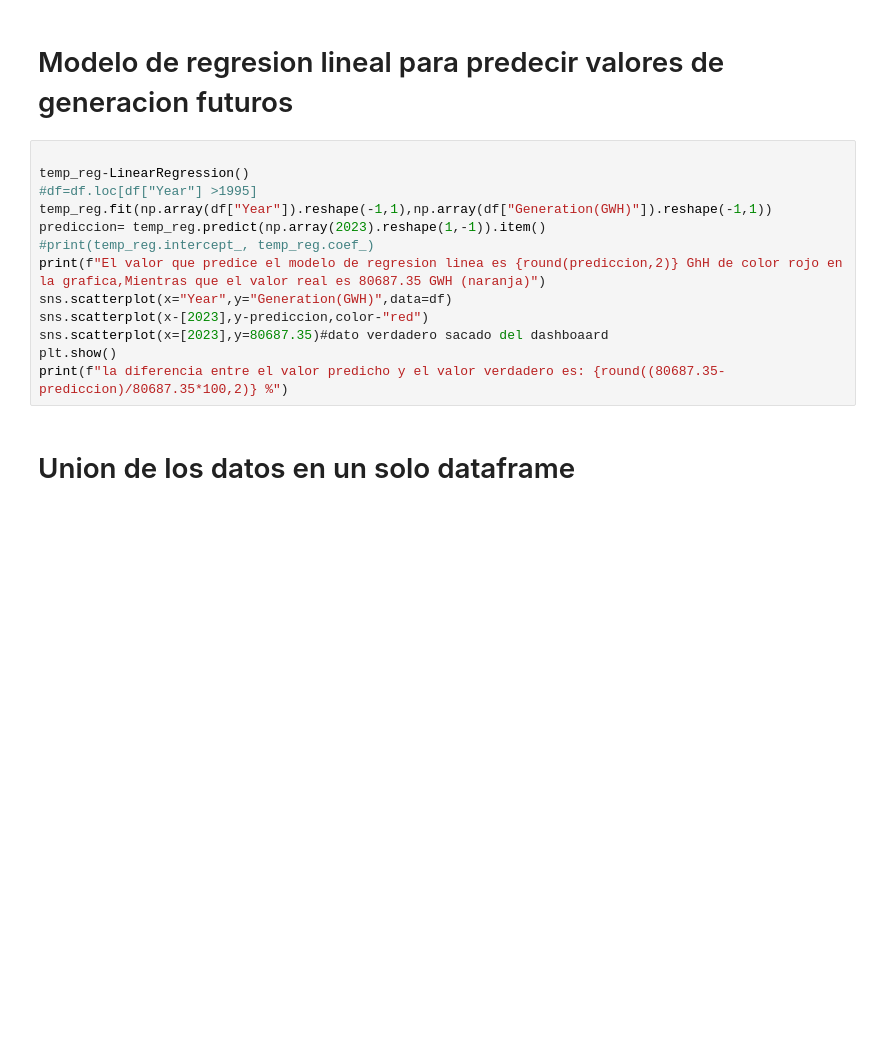
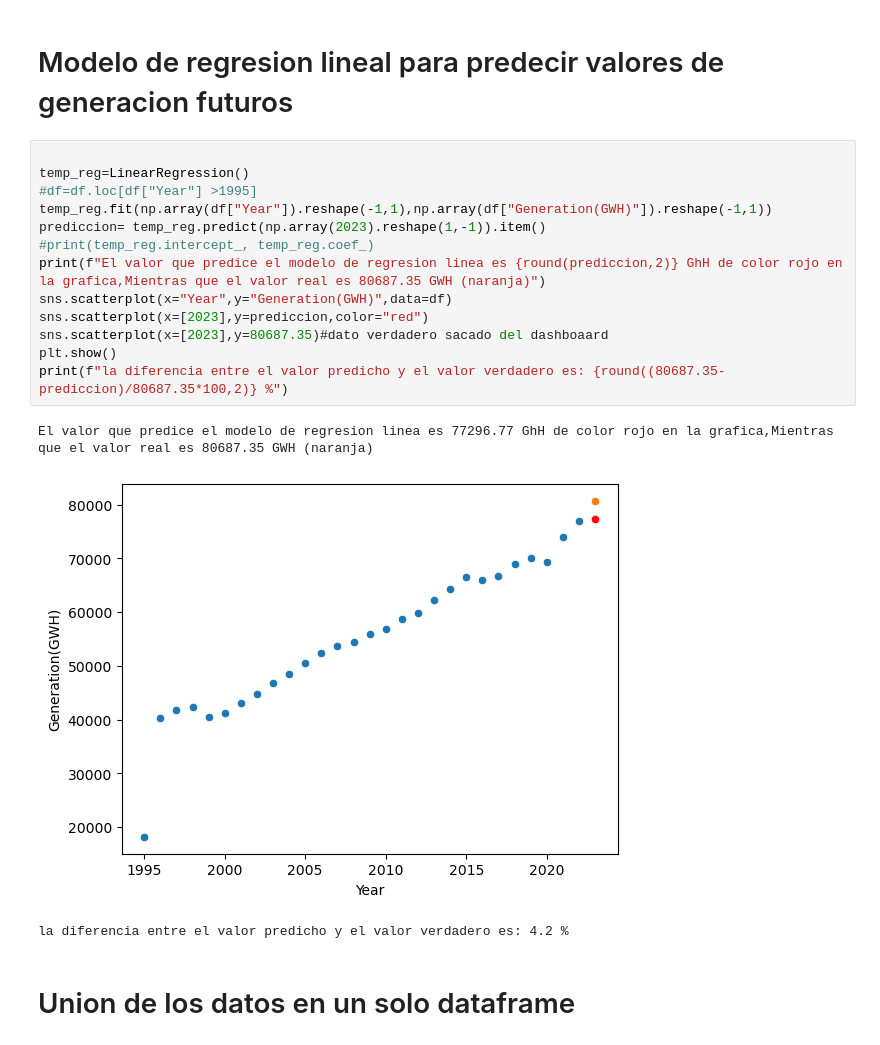
Before and after one commit to Mateoferrnandez/Projects, a Jupyter notebook: Personal Projects/Generacion electrica en Colombia/Dtacleaning.ipynb, the cells around one changed output. Saved outputs shown, nothing was run; the diff lists cells and outputs as text; blank space fills up the shorter version.

Commit message:
Modelo Generacion Electrica

```diff
--- a/Personal Projects/Generacion electrica en Colombia/Dtacleaning.ipynb
+++ b/Personal Projects/Generacion electrica en Colombia/Dtacleaning.ipynb
@@ -96,17 +261,21 @@ df.plot(x="Year",y="Generation(GWH)")
 # Modelo de regresion lineal para predecir valores de generacion futuros
 # %%
 
-temp_reg-LinearRegression()
+temp_reg=LinearRegression()
 #df=df.loc[df["Year"] >1995]
 temp_reg.fit(np.array(df["Year"]).reshape(-1,1),np.array(df["Generation(GWH)"]).reshape(-1,1))
 prediccion= temp_reg.predict(np.array(2023).reshape(1,-1)).item()
 #print(temp_reg.intercept_, temp_reg.coef_)
 print(f"El valor que predice el modelo de regresion linea es {round(prediccion,2)} GhH de color rojo en la grafica,Mientras que el valor real es 80687.35 GWH (naranja)")
 sns.scatterplot(x="Year",y="Generation(GWH)",data=df)
-sns.scatterplot(x-[2023],y-prediccion,color-"red")
+sns.scatterplot(x=[2023],y=prediccion,color="red")
 sns.scatterplot(x=[2023],y=80687.35)#dato verdadero sacado del dashboaard
 plt.show()
 print(f"la diferencia entre el valor predicho y el valor verdadero es: {round((80687.35-prediccion)/80687.35*100,2)} %")
+# %% [output]
+El valor que predice el modelo de regresion linea es 77296.77 GhH de color rojo en la grafica,Mientras que el valor real es 80687.35 GWH (naranja)
+[figure, added]
+la diferencia entre el valor predicho y el valor verdadero es: 4.2 %
 # %% [markdown]
 # Union de los datos en un solo dataframe
 # %% [markdown]
```
Also changed, not shown: parts of 22 cells of this notebook, 56 other files.
